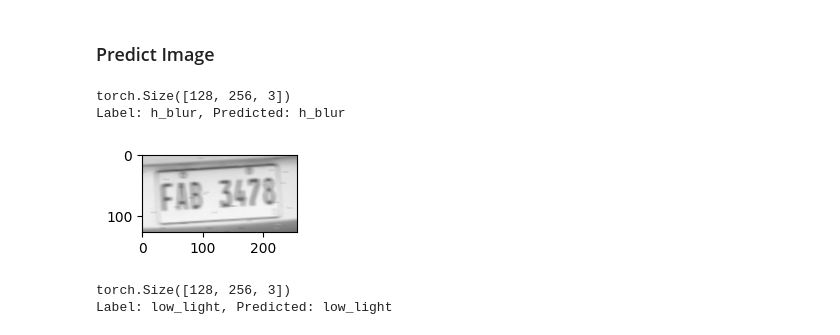
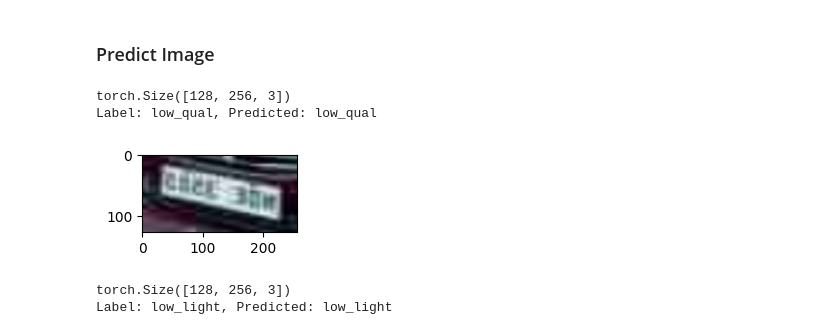
Before and after one commit to jansencruz23/LiPAD-License-Plate-Deblurring-and-Recognition, a Jupyter notebook: src/cnn/distortion_classifier.ipynb, the cells around one changed output. Drawn from its saved outputs; the diff is of its cells as text; code cells hidden in the pictures.

```diff
--- a/src/cnn/distortion_classifier.ipynb
+++ b/src/cnn/distortion_classifier.ipynb
@@ -319,16 +321,16 @@ def predict_image(img, model):
     # Retrieve the class label
     return train_ds.classes[preds[0].item()]
 # %%
-img, label = valid_ds[0]
+img, label = valid_ds[3230]
 denorm_img = denormalize(img, *stats)[0].permute(1, 2, 0)
 plt.figure(figsize=(2,20))
 plt.imshow(denorm_img)
 print(denorm_img.shape)
 print(f'Label: {train_ds.classes[label]}, Predicted: {predict_image(img, model)}')
 # %% [output]
 torch.Size([128, 256, 3])
-Label: h_blur, Predicted: h_blur
+Label: low_qual, Predicted: low_qual
-[figure, old version]
+[figure, new version]
 # %%
 img, label = valid_ds[2000]
 denorm_img = denormalize(img, *stats)[0].permute(1, 2, 0)
```
Also changed, not shown: parts of 5 cells of this notebook, 1 other file.
